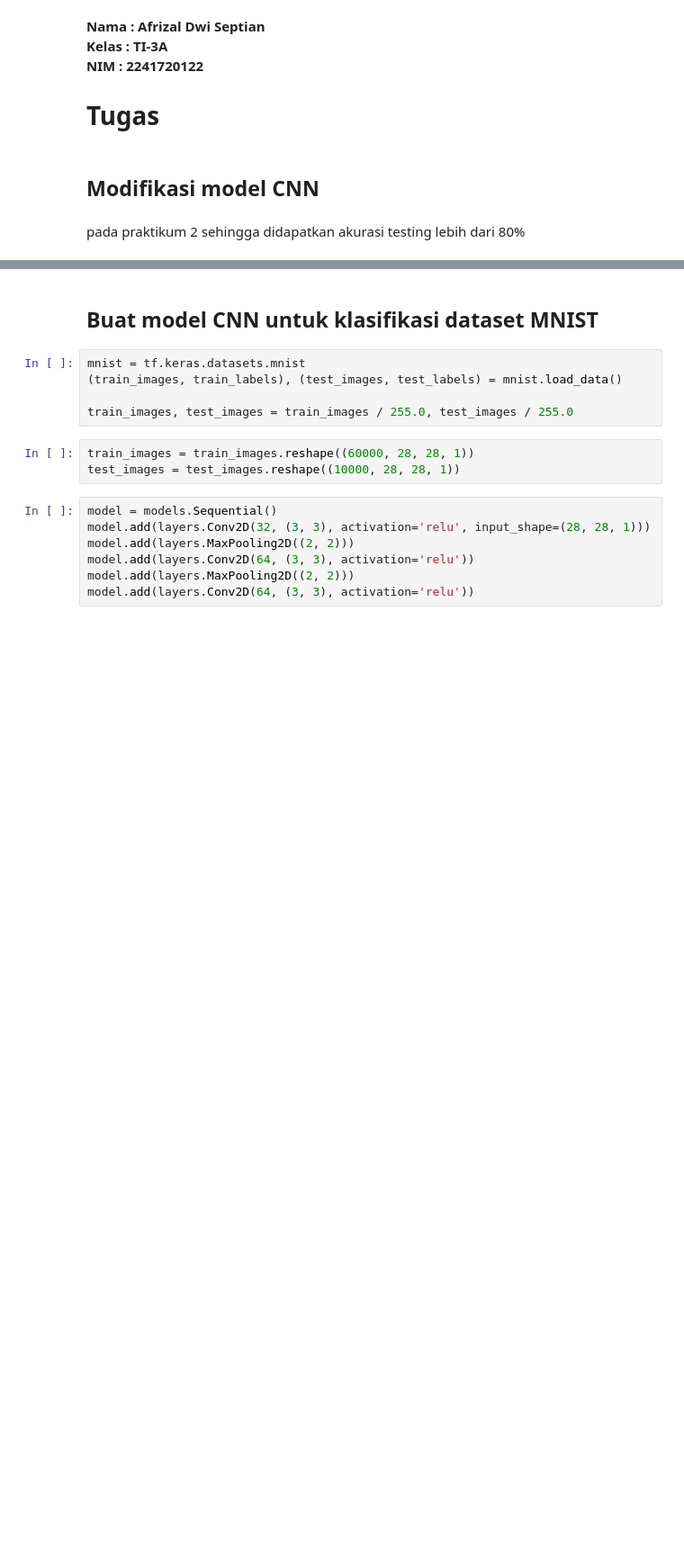
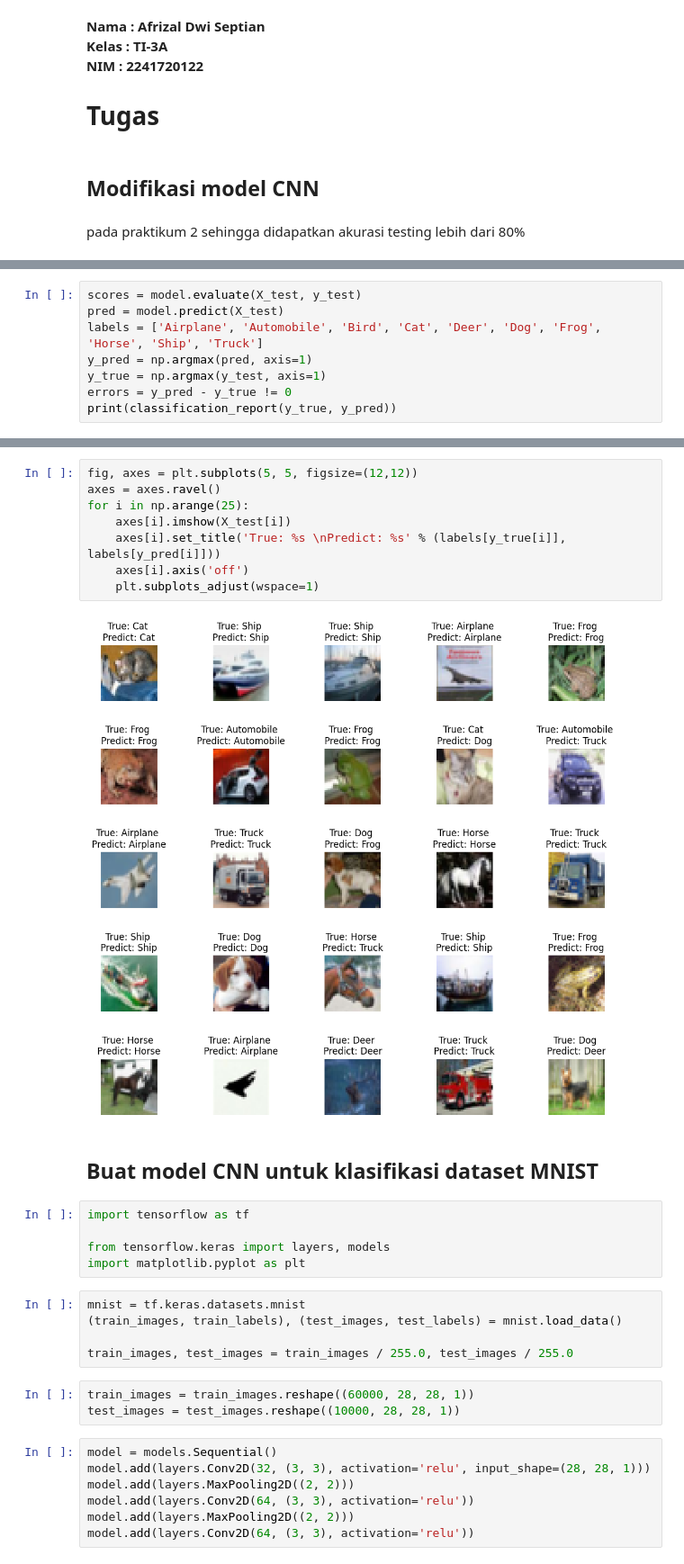
Before and after one commit to AfrizalDS/MachineLearning, a Jupyter notebook: Tugas_cnn.ipynb, the cells around one changed output, grey strips where cells are left out. Shown: that part at 90% size. Cells and saved outputs as stored; diff of their text form; blank space fills up the shorter version.

```diff
--- a/Tugas_cnn.ipynb
+++ b/Tugas_cnn.ipynb
@@ -89,0 +166,8 @@ print(test_acc)
+# %%
+scores = model.evaluate(X_test, y_test)
+pred = model.predict(X_test)
+labels = ['Airplane', 'Automobile', 'Bird', 'Cat', 'Deer', 'Dog', 'Frog', 'Horse', 'Ship', 'Truck']
+y_pred = np.argmax(pred, axis=1)
+y_true = np.argmax(y_test, axis=1)
+errors = y_pred - y_true != 0
+print(classification_report(y_true, y_pred))
@@ -90,5 +193,20 @@ print(test_acc)
+# %%
+fig, axes = plt.subplots(5, 5, figsize=(12,12))
+axes = axes.ravel()
+for i in np.arange(25):
+    axes[i].imshow(X_test[i])
+    axes[i].set_title('True: %s \nPredict: %s' % (labels[y_true[i]], labels[y_pred[i]]))
+    axes[i].axis('off')
+    plt.subplots_adjust(wspace=1)
+# %% [output]
+[figure, added]
 # %% [markdown]
 ## Buat model CNN untuk klasifikasi dataset MNIST
+# %%
+import tensorflow as tf
+
+from tensorflow.keras import layers, models
+import matplotlib.pyplot as plt
 # %%
 mnist = tf.keras.datasets.mnist
 (train_images, train_labels), (test_images, test_labels) = mnist.load_data()
```
Also changed, not shown: parts of 23 cells of this notebook.
